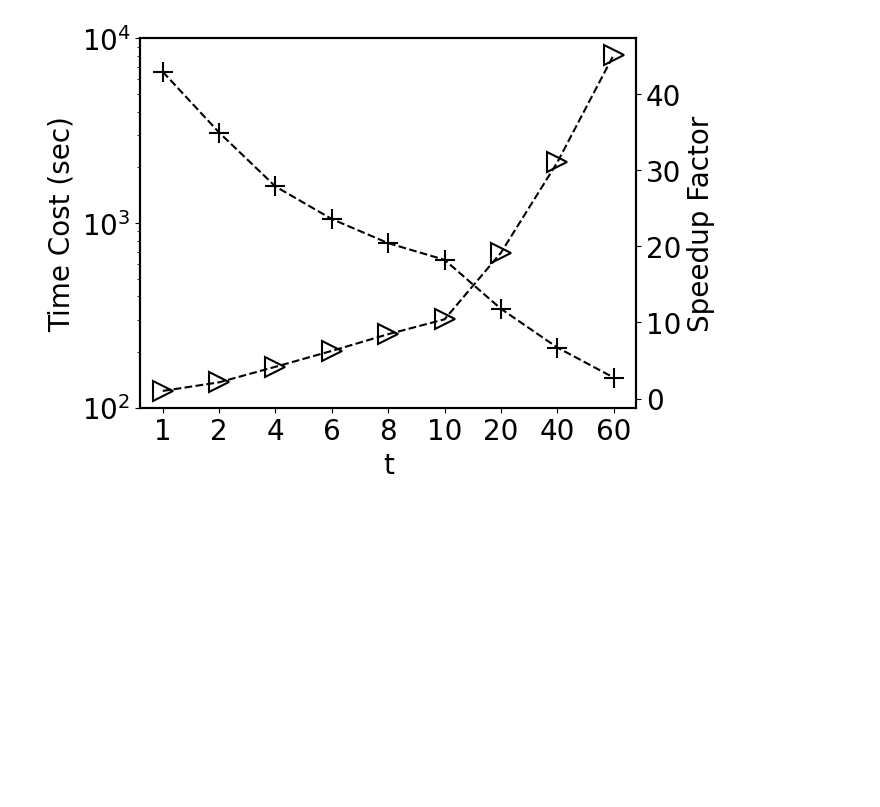
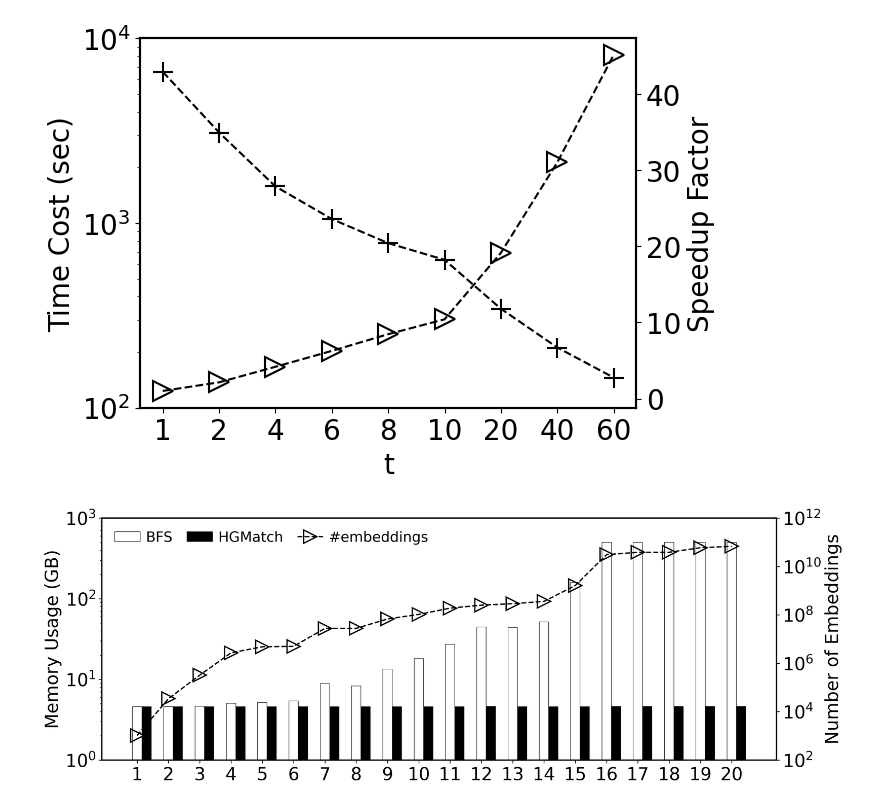
Before and after one commit to ShunyangLi/academic-graph, a Jupyter notebook: full-samples.ipynb, the cells around one changed output. Saved outputs shown, nothing was run; the diff lists cells and outputs as text; code cells hidden in the pictures; blank space fills up the shorter version.

```diff
--- a/full-samples.ipynb
+++ b/full-samples.ipynb
@@ -785,3 +785,103 @@ fig.legend(loc="upper left", bbox_transform=ax.transAxes, fontsize=16 ,ncol=3, b
 # plt.legend(fontsize=18 ,ncol=3,loc="upper left", handlelength = 1.8, handletextpad = 0.4, labelspacing = 0, columnspacing=1)
 plt.savefig(filename, bbox_inches='tight')
 plt.show()
+# %%
+import numpy as np
+
+filename = os.path.join(path, 'mem.pdf')
+
+
+fig = plt.figure(1, figsize=(6.8*2, 5.0))
+ax = fig.add_subplot(111)
+
+
+plt.style.use('default')
+plt.rcParams['axes.linewidth'] = 1.5
+plt.rcParams["legend.framealpha"] = 0
+plt.rcParams["figure.figsize"] = (10,3)
+plt.rcParams["legend.handletextpad"] = 0.1
+plt.rcParams["legend.columnspacing"] = 0.3
+
+
+default=[
+["1", 4804840, 4803152, 1043],
+["2", 4813704, 4806804, 34529],
+["3", 4859596, 4802152, 323219],
+["4", 5297820, 4815064, 2702875],
+["5", 5449200, 4804172, 4805912],
+["6", 5664516, 4812592, 5014602],
+["7", 9313456, 4823916, 27669128],
+["8", 8700124, 4810784, 27837406],
+["9", 14092808, 4808556, 67801488],
+["10", 18932076, 4818276, 1.05E+08],
+["11", 28640500, 4806824, 1.90E+08],
+["12", 46895592, 4832888, 2.53E+08],
+["13", 45967300, 4820908, 2.91E+08],
+["14", 54116340, 4809128, 3.61E+08],
+["15", 167756704, 4824568, 1.64E+09],
+["16", 524523248, 4837560, 3.11E+10],
+["17", 524336232, 4843512, 3.86E+10],
+["18", 524724640, 4843888, 3.87E+10],
+["19", 524693760, 4843700, 5.99E+10],
+["20", 524723672, 4839600, 6.83E+10]
+]
+
+default_df=pd.DataFrame(default)
+
+name_list = default_df[0].tolist()
+
+bfs = []
+for d in default_df[1].tolist():
+    bfs.append(int(d)/1024/1024)
+rq = []
+for d in default_df[2].tolist():
+    rq.append(int(d)/1024/1024)
+
+num = default_df[3].tolist()
+
+x = np.arange(len(name_list))
+# x =list(range(len(our_list)))
+total_width, n = 0.9, 2
+width = total_width / (n+1)
+
+
+
+# fig, ax = plt.subplots()
+
+for i in range(len(x)):
+    x[i] = x[i] + width
+ax.bar(x, bfs, width=width, label="BFS",linewidth=0.5,color="w" ,edgecolor="black")
+
+for i in range(len(x)):
+    x[i] = x[i] + width
+ax.bar(x+width, rq, width=width, label="HGMatch",linewidth=0.5, edgecolor='black',
+        fc = 'black')
+
+ax.set_yscale('log')
+ax.set_ylim(1,1*pow(10,3))
+
+ax.tick_params(axis='y', which='major', labelsize=20)
+
+ax.set_xticklabels(labels=name_list, minor=False, fontsize = 20)
+ax.set_ylabel('Memory Usage (GB)', fontsize = 20)
+
+# ax.xticks(x+1*width, name_list)
+# plot_line(name_list,num,'black','dashed', "o", "#embeddings")
+
+ax2 = ax.twinx()
+ax2.set_ylabel('Number of Embeddings', fontsize = 20)
+ax2.tick_params(axis='y', which='major', labelsize=20)
+ax2.plot(name_list, num, color='black',linestyle='dashed', markersize=15,
+         markeredgewidth =1.5, markerfacecolor='none', marker='>', label="#embeddings")
+
+ax2.set_yscale('log')
+ax2.set_ylim(100,1*pow(10,12))
+
+
+fig.legend(loc="upper left", bbox_transform=ax.transAxes, fontsize=16 ,ncol=3, bbox_to_anchor=(0, 1), handlelength = 1.8, handletextpad = 0.4, labelspacing = 0, columnspacing=1)
+
+# plt.legend(fontsize=18 ,ncol=3,loc="upper left", handlelength = 1.8, handletextpad = 0.4, labelspacing = 0, columnspacing=1)
+plt.savefig(filename, bbox_inches='tight')
+plt.show()
+# %% [output]
+[figure, added]
```
